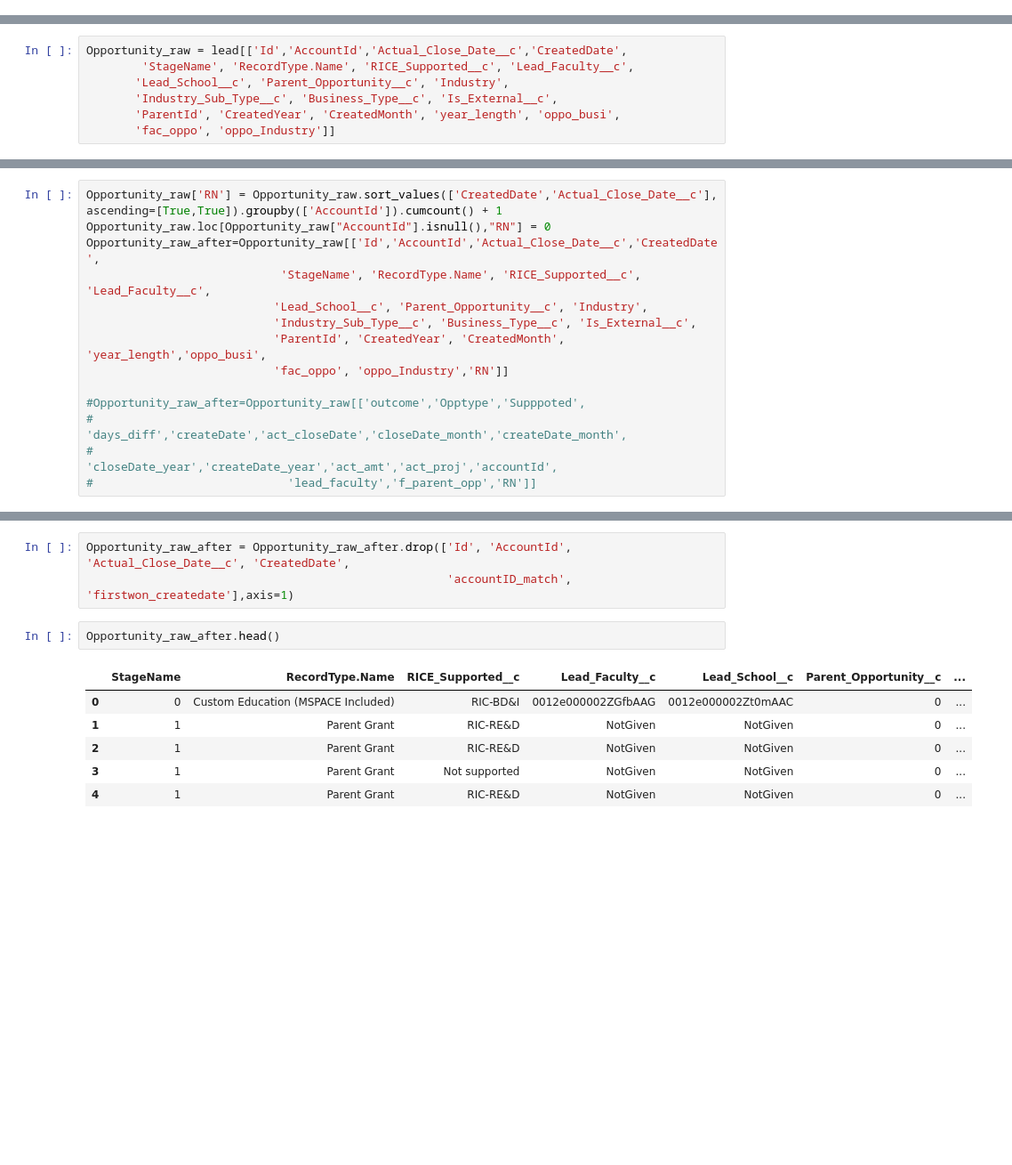
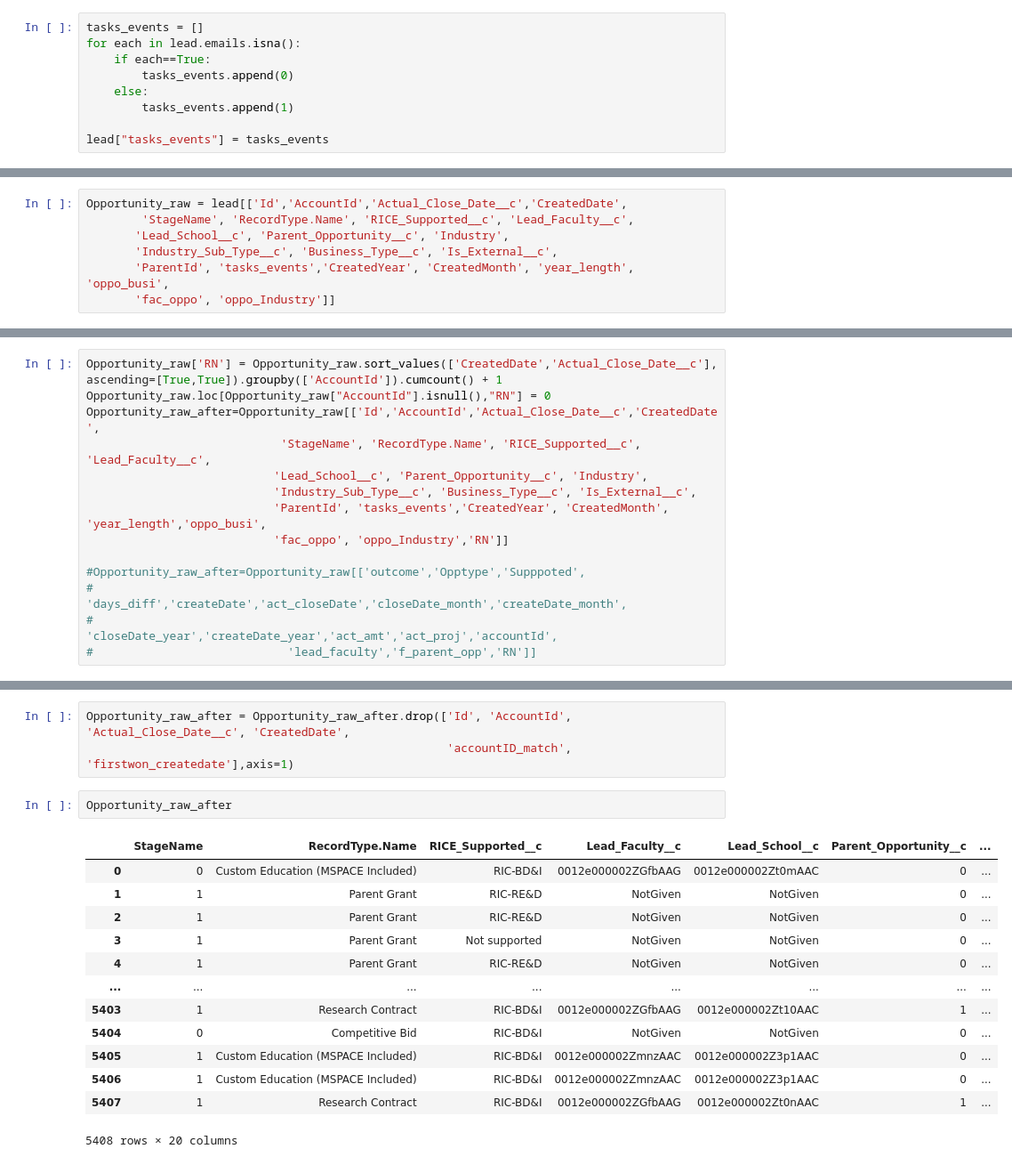
Before and after one commit to binglesley/Project-90106-G28, a Jupyter notebook: preprocessing_7_Oct_Xin.ipynb, the cells around one changed output, grey strips where cells are left out. Shown at 89% size. Cells and saved outputs as stored; diff of their text form; blank space fills up the shorter version.

Commit message:
task_events data

```diff
--- a/preprocessing_7_Oct_Xin.ipynb
+++ b/preprocessing_7_Oct_Xin.ipynb
@@ -621,3 +643,12 @@ lead.to_csv("cleaned-7-Oct.csv",index=False)
+# %%
+tasks_events = []
+for each in lead.emails.isna():
+    if each==True:
+        tasks_events.append(0)
+    else:
+        tasks_events.append(1)
+
+lead["tasks_events"] = tasks_events
 # %% [markdown]
 -----------
 
@@ -647,7 +678,7 @@ Opportunity_raw = lead[['Id','AccountId','Actual_Close_Date__c','CreatedDate',
         'StageName', 'RecordType.Name', 'RICE_Supported__c', 'Lead_Faculty__c',
        'Lead_School__c', 'Parent_Opportunity__c', 'Industry',
        'Industry_Sub_Type__c', 'Business_Type__c', 'Is_External__c',
-       'ParentId', 'CreatedYear', 'CreatedMonth', 'year_length', 'oppo_busi',
+       'ParentId', 'tasks_events','CreatedYear', 'CreatedMonth', 'year_length', 'oppo_busi',
        'fac_oppo', 'oppo_Industry']]
 # %%
 Opportunity_raw.head()
@@ -670,7 +701,7 @@ Opportunity_raw_after=Opportunity_raw[['Id','AccountId','Actual_Close_Date__c','
                             'StageName', 'RecordType.Name', 'RICE_Supported__c', 'Lead_Faculty__c',
                            'Lead_School__c', 'Parent_Opportunity__c', 'Industry',
                            'Industry_Sub_Type__c', 'Business_Type__c', 'Is_External__c',
-                           'ParentId', 'CreatedYear', 'CreatedMonth', 'year_length','oppo_busi',
+                           'ParentId', 'tasks_events','CreatedYear', 'CreatedMonth', 'year_length','oppo_busi',
                            'fac_oppo', 'oppo_Industry','RN']]
 
 #Opportunity_raw_after=Opportunity_raw[['outcome','Opptype','Supppoted',
@@ -691,12 +722,19 @@ Opportunity_raw_after.loc[Opportunity_raw_after["AccountId"].isnull(),"f_won_bef
 Opportunity_raw_after = Opportunity_raw_after.drop(['Id', 'AccountId', 'Actual_Close_Date__c', 'CreatedDate',
                                                     'accountID_match', 'firstwon_createdate'],axis=1)
 # %%
-Opportunity_raw_after.head()
+Opportunity_raw_after
 # %% [output]
 |  | StageName | RecordType.Name | RICE_Supported__c | Lead_Faculty__c | Lead_School__c | Parent_Opportunity__c | ... |
 | 0 | 0 | Custom Education (MSPACE Included) | RIC-BD&I | 0012e000002ZGfbAAG | 0012e000002Zt0mAAC | 0 | ... |
 | 1 | 1 | Parent Grant | RIC-RE&D | NotGiven | NotGiven | 0 | ... |
 | 2 | 1 | Parent Grant | RIC-RE&D | NotGiven | NotGiven | 0 | ... |
 | 3 | 1 | Parent Grant | Not supported | NotGiven | NotGiven | 0 | ... |
 | 4 | 1 | Parent Grant | RIC-RE&D | NotGiven | NotGiven | 0 | ... |
+| ... | ... | ... | ... | ... | ... | ... | ... |
+| 5403 | 1 | Research Contract | RIC-BD&I | 0012e000002ZGfbAAG | 0012e000002Zt10AAC | 1 | ... |
+| 5404 | 0 | Competitive Bid | RIC-BD&I | NotGiven | NotGiven | 0 | ... |
+| 5405 | 1 | Custom Education (MSPACE Included) | RIC-BD&I | 0012e000002ZmnzAAC | 0012e000002Z3p1AAC | 0 | ... |
+| 5406 | 1 | Custom Education (MSPACE Included) | RIC-BD&I | 0012e000002ZmnzAAC | 0012e000002Z3p1AAC | 0 | ... |
+| 5407 | 1 | Research Contract | RIC-BD&I | 0012e000002ZGfbAAG | 0012e000002Zt0nAAC | 1 | ... |
+5408 rows × 20 columns
 # %%
```
Also changed, not shown: parts of 7 cells of this notebook, 7 other files.
